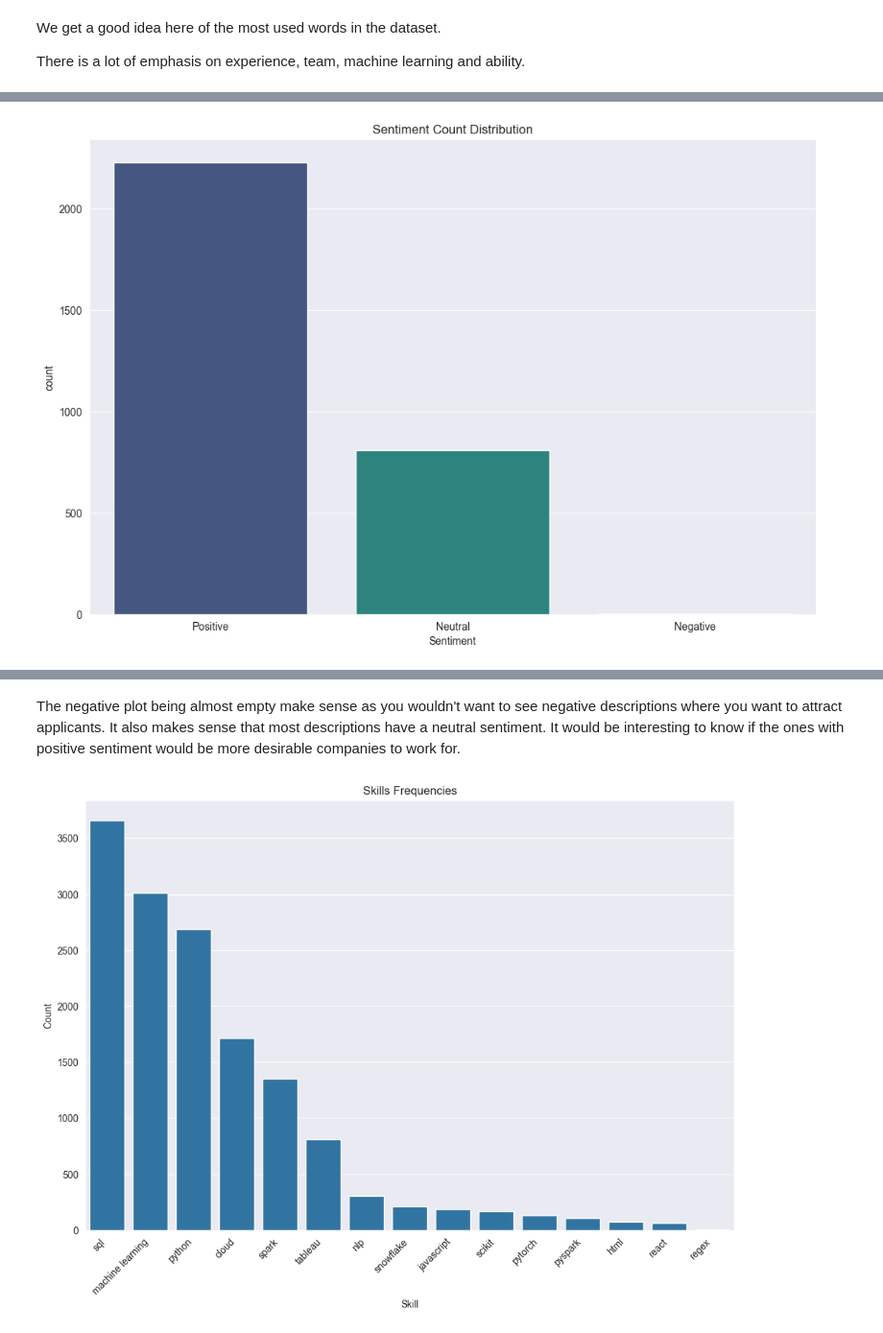
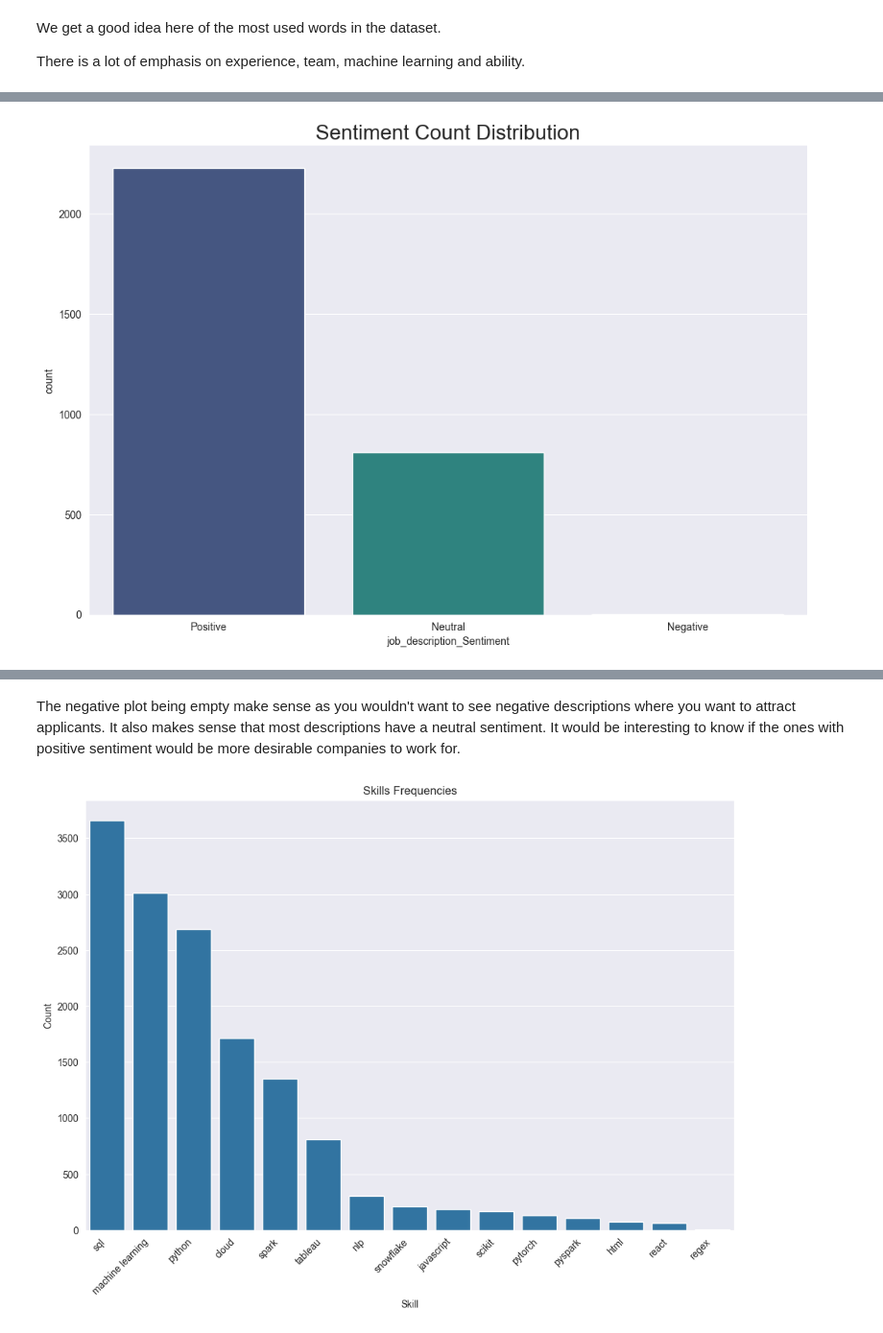
Before and after one commit to Thomas-Kulch/text_data_toolkit, a Jupyter notebook: eda/EDA_Job_Descriptions.ipynb, the cells around one changed output, grey strips where cells are left out. Shown at 96% size. Saved outputs shown, nothing was run; the diff lists cells and outputs as text; code cells hidden in the pictures.

```diff
--- a/eda/EDA_Job_Descriptions.ipynb
+++ b/eda/EDA_Job_Descriptions.ipynb
@@ -364,3 +367,9 @@ wordcloud_2020
 We get a good idea here of the most used words in the dataset.
 
 There is a lot of emphasis on experience, team, machine learning and ability.
+# %%
+# Sentiment Analysis
+df_ds_jobs_raw_no_dups["Sentiment"] = df_ds_jobs_raw_no_dups["job_description"].apply(
+    lambda x: dt.label_data_sentiment(x))
+
+df_ds_jobs_raw_no_dups
@@ -367,6 +390,5 @@ There is a lot of emphasis on experience, team, machine learning and ability.
 # %%
 # check sentiment distribution of descriptions
-sentiment_dist_2020 = eda.plot_sentiment_distribution(df_ds_jobs_raw_no_dups, "job_description")
-sentiment_dist_2020.head(5)
+sentiment_dist_2020 = eda.plot_sentiment_distribution(df = df_ds_jobs_raw_no_dups, text_column = "job_description")
 # %% [output]
-[figure, old version]
+[figure, new version]
@@ -379,5 +395,5 @@ sentiment_dist_2020.head(5)
 # %% [markdown]
-The negative plot being almost empty make sense as you wouldn't want to see negative descriptions where you want to attract applicants. It also makes sense that most descriptions have a neutral sentiment. It would be interesting to know if the ones with positive sentiment would be more desirable companies to work for.
+The negative plot being empty make sense as you wouldn't want to see negative descriptions where you want to attract applicants. It also makes sense that most descriptions have a neutral sentiment. It would be interesting to know if the ones with positive sentiment would be more desirable companies to work for.
 # %%
 # plot a bar chart of the most common skills asked for in 2020
 df_barplot_2020 = pd.DataFrame({
```
Also changed, not shown: parts of 9 cells of this notebook, 1 other file.
